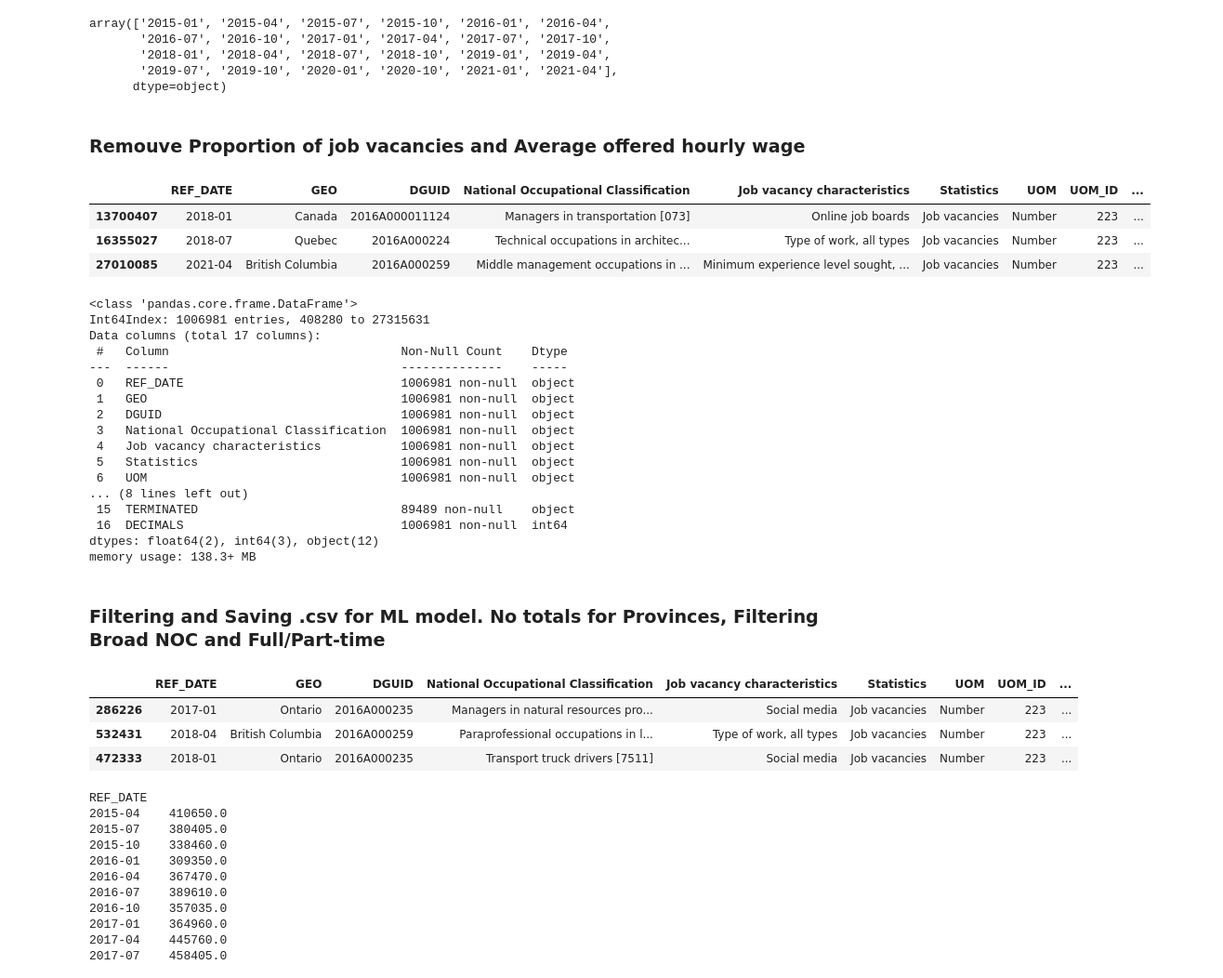
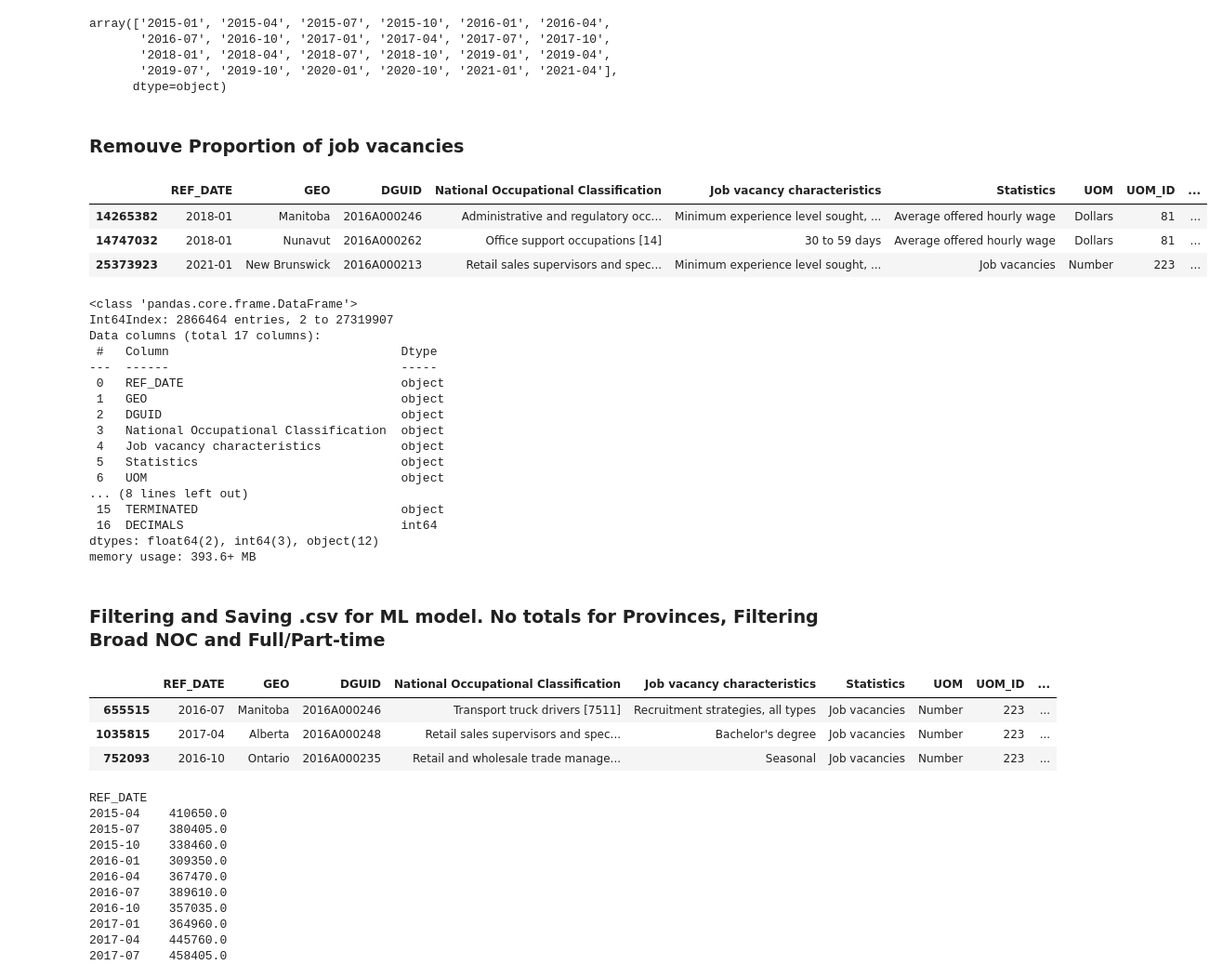
Before and after one commit to alecngai/Predicting_Canadian_Job_Vacancies, a Jupyter notebook: Database/1_Clean_Export_to_Postgres_v4.ipynb, the cells around one changed output. Shown at 93% size. Cells and saved outputs as stored; diff of their text form; code cells hidden in the pictures.

```diff
--- a/Database/1_Clean_Export_Import_Tables_v.3.ipynb
+++ b/Database/1_Clean_Export_to_Postgres_v4.ipynb
@@ -33,37 +33,37 @@ array(['2015-01', '2015-04', '2015-07', '2015-10', '2016-01', '2016-04',
        '2019-07', '2019-10', '2020-01', '2020-10', '2021-01', '2021-04'],
       dtype=object)
 # %% [markdown]
-### Remouve Proportion of job vacancies and Average offered hourly wage
+### Remouve Proportion of job vacancies
 # %%
 # df = df.drop(df2[(df2['REF_DATE'] == '2020-01')|(df['REF_DATE'] == '2020-10')|(df2['REF_DATE'] == '2021-01')|(df['REF_DATE'] == '2021-04')|(df['REF_DATE'] == '2015-01')].index)
 # %%
-df = df.loc[(df['Statistics'] =='Job vacancies')]
+df = df.loc[(df['Statistics'] =='Job vacancies') | (df['Statistics'] == 'Average offered hourly wage')]
 df.sample(n=3)
 # %% [output]
 |  | REF_DATE | GEO | DGUID | National Occupational Classification | Job vacancy characteristics | Statistics | UOM | UOM_ID | ... |
-| 13700407 | 2018-01 | Canada | 2016A000011124 | Managers in transportation [073] | Online job boards | Job vacancies | Number | 223 | ... |
-| 16355027 | 2018-07 | Quebec | 2016A000224 | Technical occupations in architec... | Type of work, all types | Job vacancies | Number | 223 | ... |
-| 27010085 | 2021-04 | British Columbia | 2016A000259 | Middle management occupations in ... | Minimum experience level sought, ... | Job vacancies | Number | 223 | ... |
+| 14265382 | 2018-01 | Manitoba | 2016A000246 | Administrative and regulatory occ... | Minimum experience level sought, ... | Average offered hourly wage | Dollars | 81 | ... |
+| 14747032 | 2018-01 | Nunavut | 2016A000262 | Office support occupations [14] | 30 to 59 days | Average offered hourly wage | Dollars | 81 | ... |
+| 25373923 | 2021-01 | New Brunswick | 2016A000213 | Retail sales supervisors and spec... | Minimum experience level sought, ... | Job vacancies | Number | 223 | ... |
 # %%
 df.info()
 # %% [output]
 <class 'pandas.core.frame.DataFrame'>
-Int64Index: 1006981 entries, 408280 to 27315631
+Int64Index: 2866464 entries, 2 to 27319907
 Data columns (total 17 columns):
- #   Column                                Non-Null Count    Dtype
----  ------                                --------------    -----
- 0   REF_DATE                              1006981 non-null  object
- 1   GEO                                   1006981 non-null  object
- 2   DGUID                                 1006981 non-null  object
- 3   National Occupational Classification  1006981 non-null  object
- 4   Job vacancy characteristics           1006981 non-null  object
- 5   Statistics                            1006981 non-null  object
- 6   UOM                                   1006981 non-null  object
+ #   Column                                Dtype
+---  ------                                -----
+ 0   REF_DATE                              object
+ 1   GEO                                   object
+ 2   DGUID                                 object
+ 3   National Occupational Classification  object
+ 4   Job vacancy characteristics           object
+ 5   Statistics                            object
+ 6   UOM                                   object
 ... (8 lines left out)
- 15  TERMINATED                            89489 non-null    object
- 16  DECIMALS                              1006981 non-null  int64
+ 15  TERMINATED                            object
+ 16  DECIMALS                              int64
 dtypes: float64(2), int64(3), object(12)
-memory usage: 138.3+ MB
+memory usage: 393.6+ MB
 # %%
 df = df.reset_index(drop=True)
 # %%
@@ -73,12 +78,12 @@ df.to_csv('../Resources/1.2_VacanciesRawData.csv',index=False)
 # %%
 # Remouve Totals of Provinces
-df_ml = df.loc[(df['GEO'] != 'Canada')]
+df_ml = df_ml.loc[(df_ml['GEO'] != 'Canada')]
 df_ml.sample(n=3)
 # %% [output]
 |  | REF_DATE | GEO | DGUID | National Occupational Classification | Job vacancy characteristics | Statistics | UOM | UOM_ID | ... |
-| 286226 | 2017-01 | Ontario | 2016A000235 | Managers in natural resources pro... | Social media | Job vacancies | Number | 223 | ... |
-| 532431 | 2018-04 | British Columbia | 2016A000259 | Paraprofessional occupations in l... | Type of work, all types | Job vacancies | Number | 223 | ... |
-| 472333 | 2018-01 | Ontario | 2016A000235 | Transport truck drivers [7511] | Social media | Job vacancies | Number | 223 | ... |
+| 655515 | 2016-07 | Manitoba | 2016A000246 | Transport truck drivers [7511] | Recruitment strategies, all types | Job vacancies | Number | 223 | ... |
+| 1035815 | 2017-04 | Alberta | 2016A000248 | Retail sales supervisors and spec... | Bachelor's degree | Job vacancies | Number | 223 | ... |
+| 752093 | 2016-10 | Ontario | 2016A000235 | Retail and wholesale trade manage... | Seasonal | Job vacancies | Number | 223 | ... |
 # %%
 # Filter Job vacancy characteristics
 df_ml = df_ml.loc[(df_ml['Job vacancy characteristics'] == 'Full-time') | \
```
Also changed, not shown: parts of 16 cells of this notebook.
